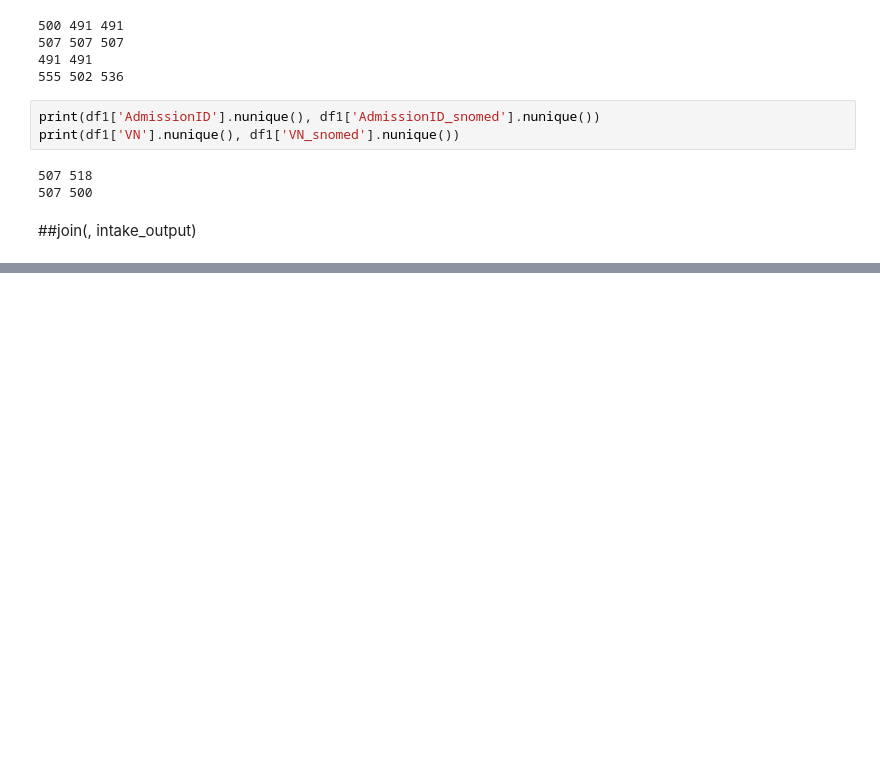
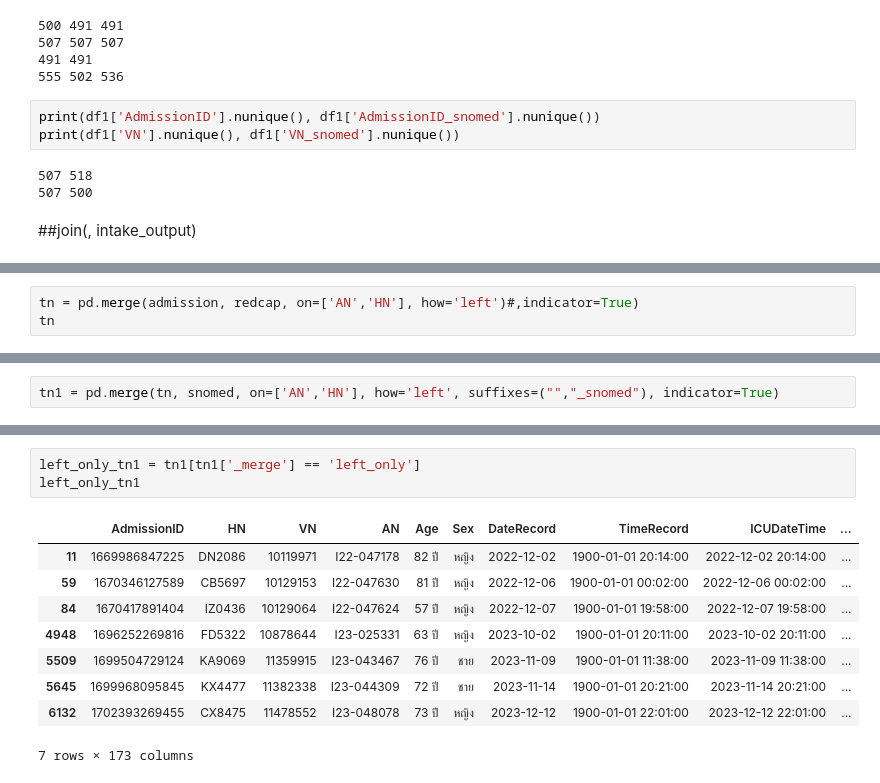
Before and after one commit to Tonry12/Data_joyx2, a Jupyter notebook: mergeSmart_ICU_tonnaw.ipynb, the cells around one changed output, grey strips where cells are left out. Drawn from its saved outputs; the diff is of its cells as text; blank space fills up the shorter version.

```diff
--- a/mergeSmart_ICU_tonnaw.ipynb
+++ b/mergeSmart_ICU_tonnaw.ipynb
@@ -1264,0 +1267,3 @@ KeyError: 'ICUDate'
+# %%
+tn = pd.merge(admission, redcap, on=['AN','HN'], how='left')#,indicator=True)
+tn
@@ -1264,0 +1317,2 @@ KeyError: 'ICUDate'
+# %%
+tn1 = pd.merge(tn, snomed, on=['AN','HN'], how='left', suffixes=("","_snomed"), indicator=True)
@@ -1264,0 +1347,13 @@ KeyError: 'ICUDate'
+# %%
+left_only_tn1 = tn1[tn1['_merge'] == 'left_only']
+left_only_tn1
+# %% [output]
+|  | AdmissionID | HN | VN | AN | Age | Sex | DateRecord | TimeRecord | ICUDateTime | ... |
+| 11 | 1669986847225 | DN2086 | 10119971 | I22-047178 | 82 ปี | หญิง | 2022-12-02 | 1900-01-01 20:14:00 | 2022-12-02 20:14:00 | ... |
+| 59 | 1670346127589 | CB5697 | 10129153 | I22-047630 | 81 ปี | หญิง | 2022-12-06 | 1900-01-01 00:02:00 | 2022-12-06 00:02:00 | ... |
+| 84 | 1670417891404 | IZ0436 | 10129064 | I22-047624 | 57 ปี | หญิง | 2022-12-07 | 1900-01-01 19:58:00 | 2022-12-07 19:58:00 | ... |
+| 4948 | 1696252269816 | FD5322 | 10878644 | I23-025331 | 63 ปี | หญิง | 2023-10-02 | 1900-01-01 20:11:00 | 2023-10-02 20:11:00 | ... |
+| 5509 | 1699504729124 | KA9069 | 11359915 | I23-043467 | 76 ปี | ชาย | 2023-11-09 | 1900-01-01 11:38:00 | 2023-11-09 11:38:00 | ... |
+| 5645 | 1699968095845 | KX4477 | 11382338 | I23-044309 | 72 ปี | ชาย | 2023-11-14 | 1900-01-01 20:21:00 | 2023-11-14 20:21:00 | ... |
+| 6132 | 1702393269455 | CX8475 | 11478552 | I23-048078 | 73 ปี | หญิง | 2023-12-12 | 1900-01-01 22:01:00 | 2023-12-12 22:01:00 | ... |
+7 rows × 173 columns
```
Also changed, not shown: parts of 39 cells of this notebook.
